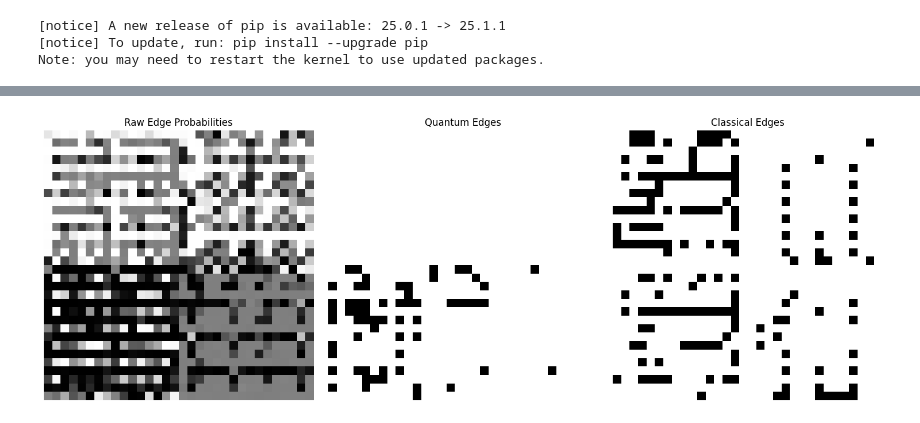
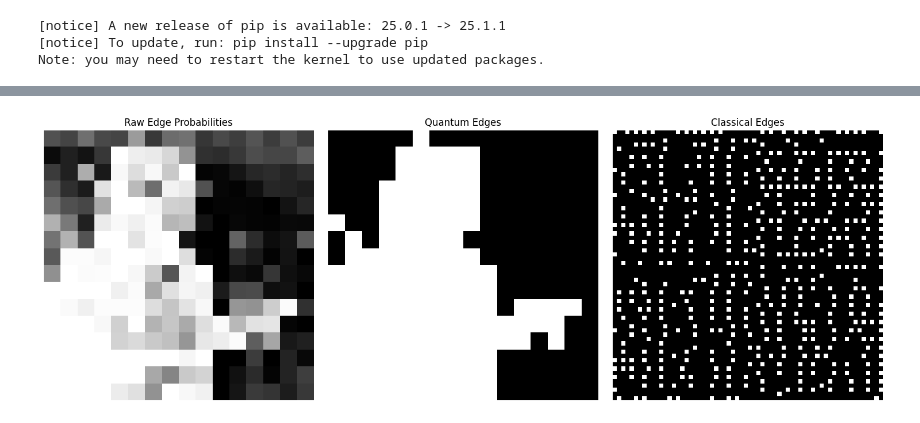
Before and after one commit to HiddenGarcia/AQA, a Jupyter notebook: QSFqri.ipynb, the cells around one changed output, grey strips where cells are left out. Saved outputs shown, nothing was run; the diff lists cells and outputs as text; code cells hidden in the pictures.

```diff
--- a/QSFqri.ipynb
+++ b/QSFqri.ipynb
@@ -1,6 +1,7 @@
 # %%
 %pip install scikit-image --quiet
-n = 5
+n = 6
+nq = 4
 threshold = 0.001
 # %% [output]
 [notice] A new release of pip is available: 25.0.1 -> 25.1.1
@@ -104,7 +105,12 @@ plt.title('Sobel Gradient Magnitude')
 plt.axis('off')
 plt.show()
 print("Gradient min:", g.min(), "max:", g.max(), "mean:", g.mean())
-threshold =  0.1 * g.max()  # Try 0.05, 0.2, etc.
-edges_classical = (g > threshold).astype(float)
+
+# Add non-maximum suppression and increase threshold
+from scipy.ndimage import maximum_filter
+g_max = maximum_filter(g, size=3)
+threshold = 0.04* g.max()  # Increased from 0.1 for thinner edges
+edges_classical =((g > threshold) & (g == g_max)).astype(float)
+
 plt.imshow(edges_classical, cmap='gray')
 # %% [output]
@@ -132,4 +153,7 @@ plt.show()
 # %%
+n=nq
+arr = resize(arr, (2**n, 2**n), order=3, anti_aliasing=False, mode='reflect')
+pos_qubits = 2 * n
 # Add this right before the Aer simulation cell
 print("\n=== Pre-Aer Simulation Check ===")
 print("Input image shape:", arr.shape)
@@ -182,21 +206,32 @@ from qiskit import QuantumRegister, ClassicalRegister, transpile
 from scipy.ndimage import gaussian_filter, median_filter
 import numpy as np
 
+# Quantum registers setup
+pos_qubits = 2 * n  # n is your quantum image size
 qr_pos = QuantumRegister(pos_qubits, 'pos')
 qr_col = QuantumRegister(1, 'color')
 cr = ClassicalRegister(pos_qubits+1, 'c')
 qc2 = QuantumCircuit(qr_pos, qr_col, cr)
 
-# Match the classical FRQI encoding exactly
+# Initialize position register
 qc2.h(qr_pos)
+qc2.barrier()
+
+# FRQI encoding with improved angle mapping
 for i in range(2**(2*n)):
     pixel_val = arr.flatten()[i]
-    # Use same angle mapping as classical FRQI
-    theta = (np.tanh((pixel_val - 0.5) * 4) + 1) * (np.pi/4)
+    # Improved angle calculation using arccos for proper FRQI encoding
+    theta = np.arccos(np.clip(pixel_val, 0, 1))  # Proper FRQI angle mapping
     angle = 2 * theta
-    bits = format(i, f'0{pos_qubits}b')
+
+    # Generate control state for this pixel position
+    y = i // (2**n)
+    x = i % (2**n)
+    ctrl_string = format(y, f'0{n}b') + format(x, f'0{n}b')
+
+    # Apply controlled rotation
     flips = []
-    for j, bit in enumerate(bits):
+    for j, bit in enumerate(ctrl_string):
         if bit == '0':
             qc2.x(qr_pos[j])
             flips.append(j)
@@ -205,60 +240,65 @@ for i in range(2**(2*n)):
         qc2.x(qr_pos[j])
 
 qc2.barrier()
+
+# Measurement
 qc2.measure(qr_pos, cr[:pos_qubits])
-qc2.measure(qr_col, cr[pos_qubits:])
+qc2.measure(qr_col, cr[pos_qubits])
 
-# Increase shots for better statistics
-backend = Aer.get_backend('qasm_simulator')
-shots = 8388608  # 2^23 shots
+# Simulation with increased shots
+backend = Aer.get_backend('aer_simulator')
+shots = 16384  # Increased for better statistics
 qc2_t = transpile(qc2, backend, optimization_level=3)
 job = backend.run(qc2_t, shots=shots)
 result = job.result()
 counts = result.get_counts()
 
-# Process measurements
-edge_counts = np.zeros(2**(2*n))
-total_counts = np.zeros(2**(2*n))
+# Improved measurement processing
+edge_img = np.zeros((2**n, 2**n))
+total_counts = np.zeros((2**n, 2**n))
 
-for bitstring, cnt in counts.items():
+for bitstring, count in counts.items():
     bitstring = bitstring.replace(' ', '')
-    color_bit = bitstring[-1]  # Last bit is color qubit
-    pos_bits = bitstring[:-1]  # Rest are position qubits
-    idx = int(pos_bits, 2)
-    if color_bit == '1':
-        edge_counts[idx] += cnt
-    total_counts[idx] += cnt
+    color_bit = int(bitstring[0])  # First bit is color
+    pos_bits = bitstring[1:]  # Rest are position bits
 
-# Simple edge detection
-edge_prob = np.where(total_counts > 0, edge_counts / total_counts, 0)
-edge_prob = edge_prob.reshape((2**n, 2**n))
+    # Parse position properly accounting for y and x components
+    y_bits = pos_bits[n:][::-1]  # Reverse for correct endianness
+    x_bits = pos_bits[:n][::-1]
+    y = int(y_bits, 2)
+    x = int(x_bits, 2)
 
-# Minimal post-processing
+    if y < 2**n and x < 2**n:  # Boundary check
+        total_counts[y, x] += count
+        if color_bit == 1:
+            edge_img[y, x] += count
+
+# Normalize and post-process
+edge_prob = np.where(total_counts > 0, edge_img / total_counts, 0)
 edge_prob_smooth = gaussian_filter(edge_prob, sigma=0.5)
-threshold = 0.1 * edge_prob_smooth.max()  # Match classical threshold
-edges_qsim = (edge_prob_smooth > threshold).astype(float)
+edges_qsim = (edge_prob_smooth > 0.5).astype(float)
 
 # Visualization
 plt.figure(figsize=(15, 5))
 plt.subplot(131)
 plt.imshow(edge_prob, cmap='gray')
 plt.title('Raw Edge Probabilities')
 plt.axis('off')
 
 plt.subplot(132)
 plt.imshow(edges_qsim, cmap='gray')
 plt.title('Quantum Edges')
 plt.axis('off')
 
 plt.subplot(133)
 plt.imshow(edges_classical, cmap='gray')
 plt.title('Classical Edges')
 plt.axis('off')
 
 plt.tight_layout()
 plt.show()
 # %% [output]
-[figure, old version]
+[figure, new version]
 # %%
 from scipy.ndimage import gaussian_filter, binary_dilation, binary_closing, median_filter
 from skimage.filters import threshold_local
```
Also changed, not shown: parts of 7 cells of this notebook.
